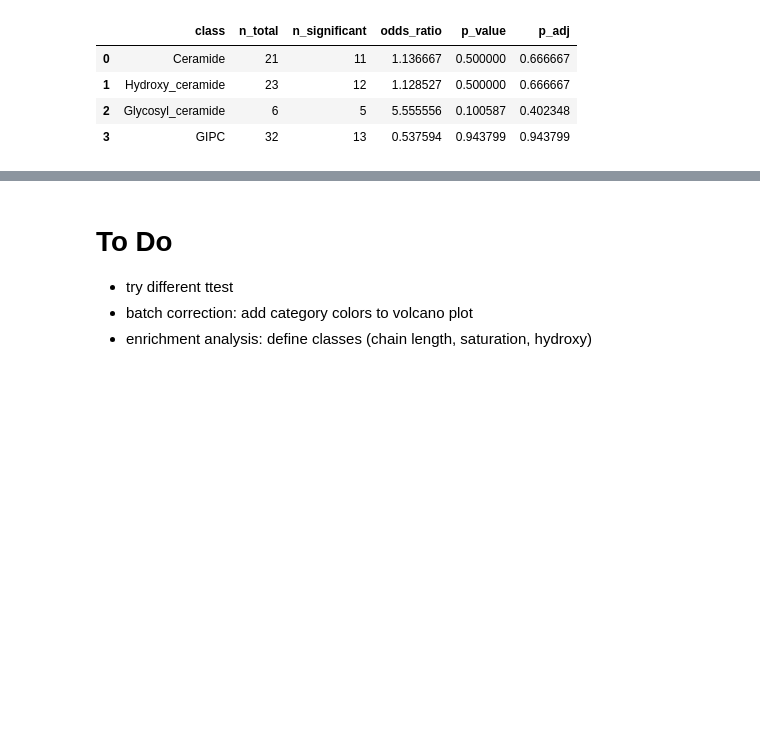
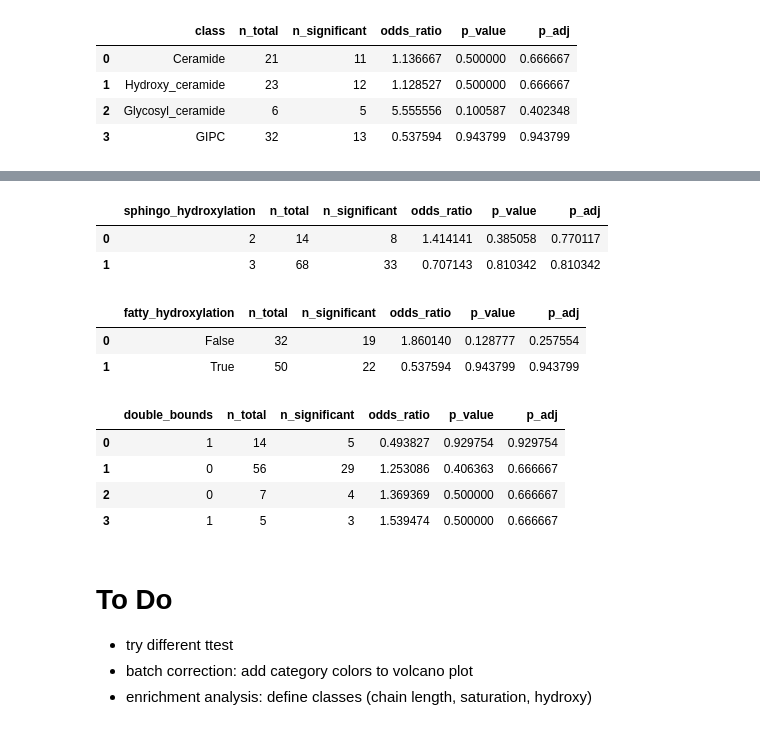
Before and after one commit to janniswi00/sphingo_modelling, a Jupyter notebook: code/analysis.ipynb, the cells around one changed output, grey strips where cells are left out. Saved outputs shown, nothing was run; the diff lists cells and outputs as text; code cells hidden in the pictures; blank space fills up the shorter version.

```diff
--- a/code/analysis.ipynb
+++ b/code/analysis.ipynb
@@ -796,3 +809,26 @@ ora_df
+# %%
+ora_sphingo_hydr = overrepresentation_analysis(results_df, "sphingo_hydroxylation")
+ora_sphingo_hydr
+# %% [output]
+|  | sphingo_hydroxylation | n_total | n_significant | odds_ratio | p_value | p_adj |
+| 0 | 2 | 14 | 8 | 1.414141 | 0.385058 | 0.770117 |
+| 1 | 3 | 68 | 33 | 0.707143 | 0.810342 | 0.810342 |
+# %%
+ora_fatty_hydr = overrepresentation_analysis(results_df, "fatty_hydroxylation")
+ora_fatty_hydr
+# %% [output]
+|  | fatty_hydroxylation | n_total | n_significant | odds_ratio | p_value | p_adj |
+| 0 | False | 32 | 19 | 1.860140 | 0.128777 | 0.257554 |
+| 1 | True | 50 | 22 | 0.537594 | 0.943799 | 0.943799 |
+# %%
+ora_dbs = overrepresentation_analysis(results_df, "double_bounds")
+ora_dbs
+# %% [output]
+|  | double_bounds | n_total | n_significant | odds_ratio | p_value | p_adj |
+| 0 | 1 | 14 | 5 | 0.493827 | 0.929754 | 0.929754 |
+| 1 | 0 | 56 | 29 | 1.253086 | 0.406363 | 0.666667 |
+| 2 | 0 | 7 | 4 | 1.369369 | 0.500000 | 0.666667 |
+| 3 | 1 | 5 | 3 | 1.539474 | 0.500000 | 0.666667 |
 # %% [markdown]
 # To Do
 - try different ttest
```
Also changed, not shown: parts of 2 cells of this notebook.
